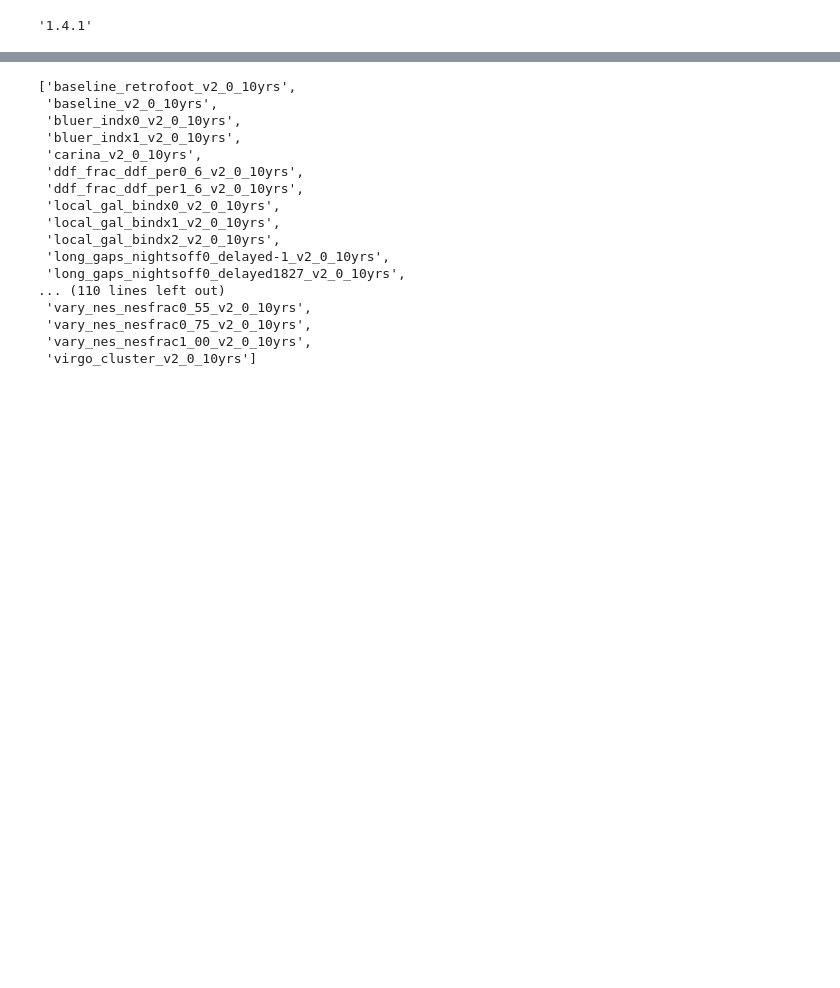
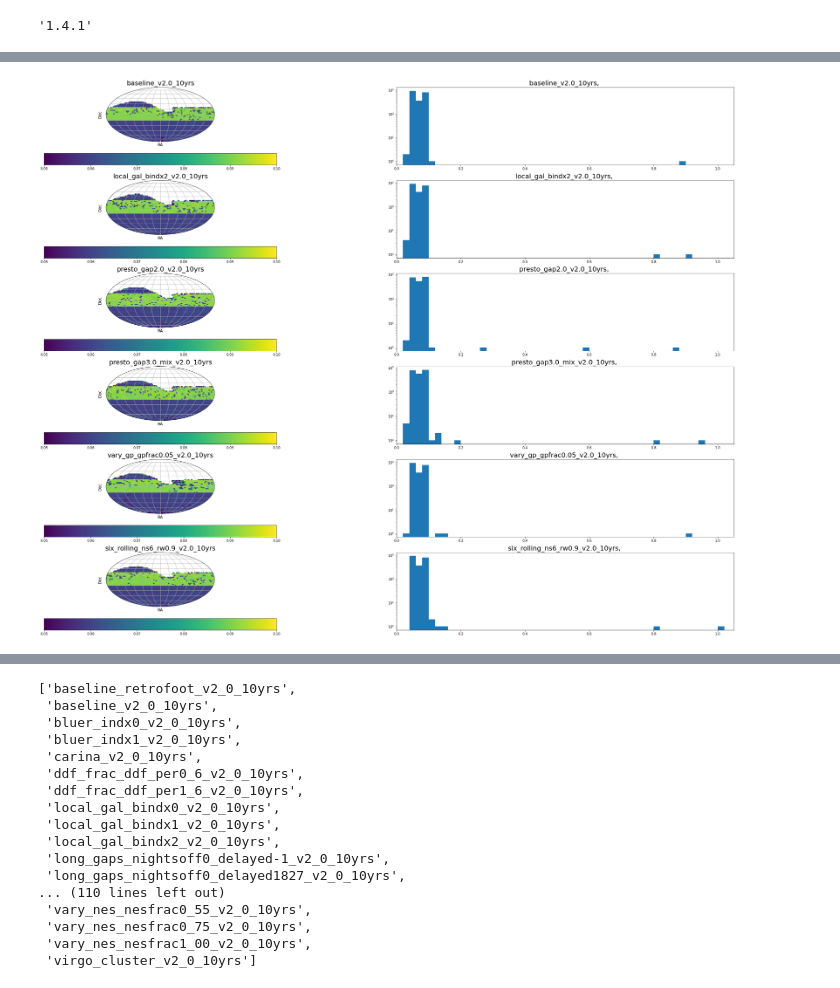
Before and after one commit to xiaolng/widgets, a Jupyter notebook: data_preparation.ipynb, the cells around one changed output, grey strips where cells are left out. Drawn from its saved outputs; the diff is of its cells as text; code cells hidden in the pictures; blank space fills up the shorter version.

```diff
--- a/data_preparation.ipynb
+++ b/data_preparation.ipynb
@@ -38,0 +30,3 @@ map_tpm.head()
+# %%
+with open("./data/LS_maf_0to10yrs_v2.0_noDD.p", 'rb') as f:
+         map_LS_10yr = pickle.load(f).T
@@ -38,0 +72,16 @@ map_tpm.head()
+# %%
+opsim_list = list(map_LS.index)
+# %%
+opsim_list
+map_LS = map_LS_10yr.T
+for i, opsim_name in enumerate(opsim_list):
+    #RA = np.rad2deg(map_LS.loc[opsim_name]['coo'][:, 0])
+    #Dec = np.rad2deg(map_LS.loc[opsim_name]['coo'][:, 1])
+    c = map_LS.loc[opsim_name]['LS']
+
+    idx_nan = np.isnan(c)
+    c = c[~idx_nan]
+    #RA = RA[~idx_nan]
+    #Dec = Dec[~idx_nan]
+
+    print(opsim_name, c[c>0.5])
@@ -38,0 +106,32 @@ map_tpm.head()
+# %%
+
+opsim_list = [ 'baseline_v2.0_10yrs', "local_gal_bindx2_v2.0_10yrs", 'presto_gap2.0_v2.0_10yrs', \
+                'presto_gap3.0_mix_v2.0_10yrs', 'vary_gp_gpfrac0.05_v2.0_10yrs','six_rolling_ns6_rw0.9_v2.0_10yrs' ]
+
+map_LS = map_LS_2yr
+fig = plt.figure(figsize=(40, 30))
+
+for i, opsim_name in enumerate(opsim_list):
+
+    ax = fig.add_subplot(len(opsim_list), 2, 1+2*i, projection='mollweide')
+    RA = np.rad2deg(map_LS.loc[opsim_name]['coo'][:, 0])
+    Dec = np.rad2deg(map_LS.loc[opsim_name]['coo'][:, 1])
+    c = map_LS.loc[opsim_name]['LS']
+
+    idx_nan = np.isnan(c)
+    c = c[~idx_nan]
+    RA = RA[~idx_nan]
+    Dec = Dec[~idx_nan]
+    plot_mwd(ax, RA, Dec, c, vmin=0.05, vmax=0.1)
+    ax.set_title(opsim_name, fontsize=20)
+    ax.set_xticklabels([])
+    ax.set_yticklabels([])
+
+    ax = fig.add_subplot(len(opsim_list), 2, 2+2*i,)
+    ax.hist(c, bins=np.arange(0, 1.2, 0.02))
+    ax.set_xlim([0, 1.05])
+    #ax.set_ylim([0, 1000])
+    ax.set_yscale('log')
+    ax.set_title(f"{opsim_name}, ", fontsize=20)
+# %% [output]
+[figure, added]
```
Also changed, not shown: parts of 31 cells of this notebook, 5 other files.
